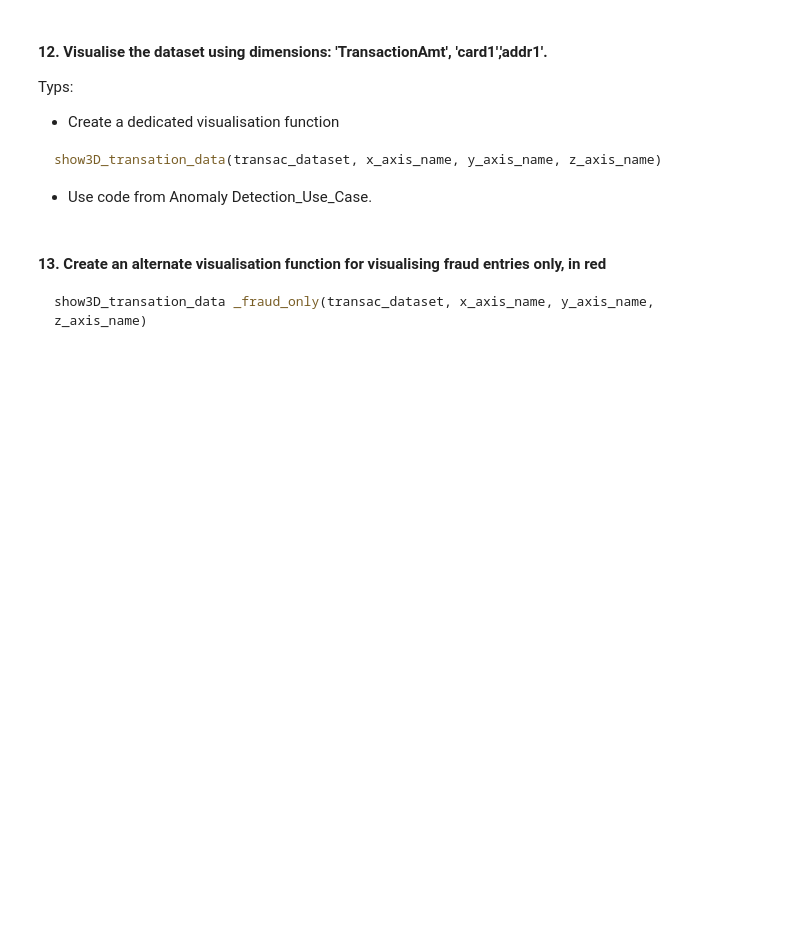
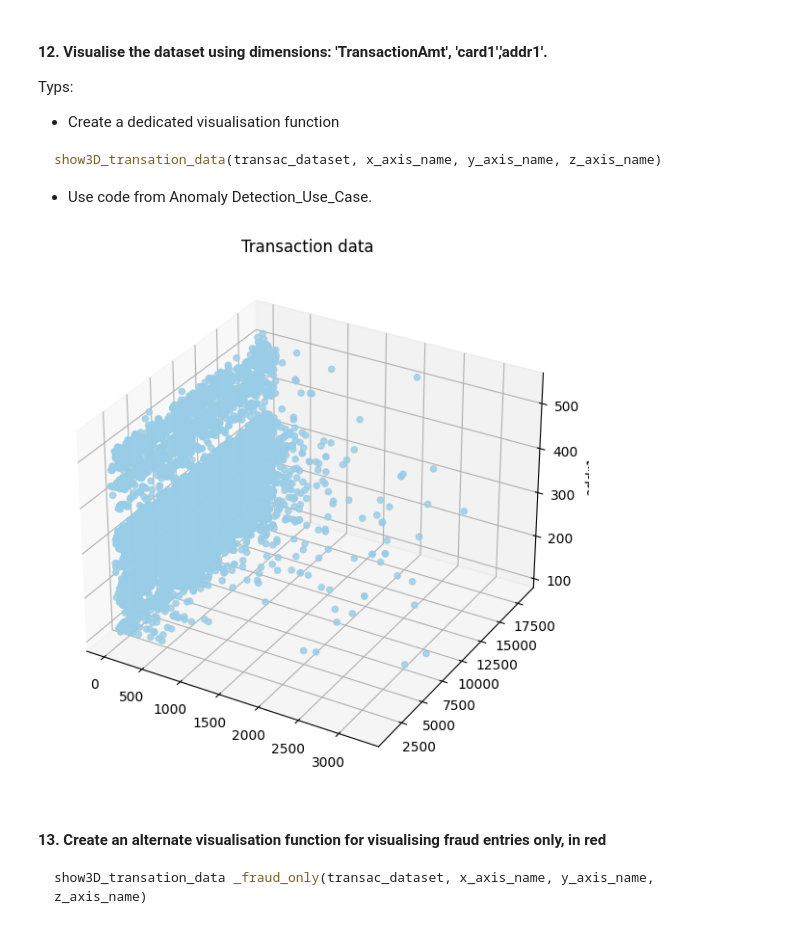
Before and after one commit to Ekliipce/Machine-Learning-for-Cybersecurite, a Jupyter notebook: anomaly_detection/cyberml-lab-session-1-anomaly-detection.ipynb, the cells around one changed output. Cells and saved outputs as stored; diff of their text form; code cells hidden in the pictures; blank space fills up the shorter version.

Commit message:
data visualisation and data cleaning

````diff
--- a/anomaly_detection/cyberml-lab-session-1-anomaly-detection.ipynb
+++ b/anomaly_detection/cyberml-lab-session-1-anomaly-detection.ipynb
@@ -234,6 +247,21 @@ Typs:
 show3D_transation_data(transac_dataset, x_axis_name, y_axis_name, z_axis_name)
 ```
 - Use code from Anomaly Detection_Use_Case.
+# %%
+def show3D_transaction_data(transac_dataset, x_axis_name, y_axis_name, z_axis_name, figsize=(10, 7)):
+    fig = plt.figure(figsize=figsize)
+    ax = fig.add_subplot(111, projection='3d')
+
+    ax.set_title("Transaction data")
+    ax.scatter(transac_dataset[x_axis_name], transac_dataset[y_axis_name], transac_dataset[z_axis_name],
+               color=(0.6, 0.8, 0.9), marker='o', alpha=0.8)
+    ax.set_zlabel(z_axis_name)
+
+    plt.show()
+
+show3D_transaction_data(reduced_transaction_df, 'TransactionAmt', 'card1', 'addr1')
+# %% [output]
+[figure, added]
 # %% [markdown]
 #### 13. Create an alternate visualisation function for visualising fraud entries only, in red
 ```python
````
Also changed, not shown: parts of 9 cells of this notebook.
